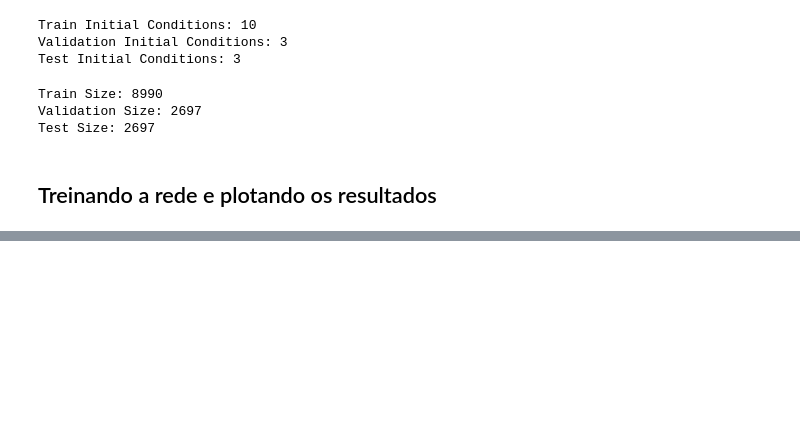
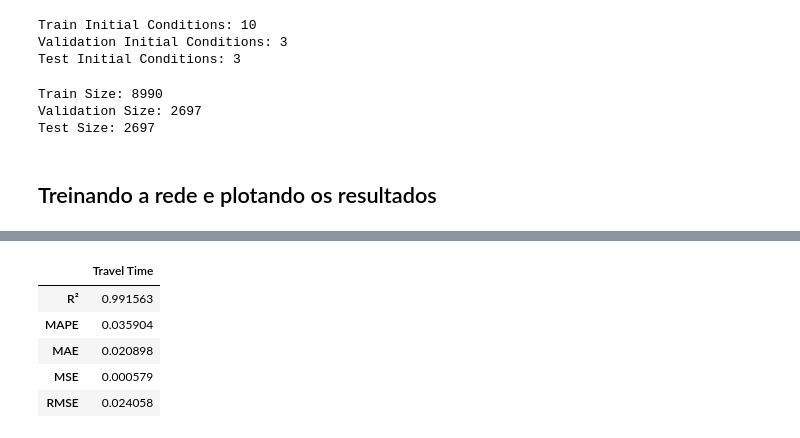
Before and after one commit to viniciuspaiva1/TCC-Eikonal, a Jupyter notebook: first_steps.ipynb, the cells around one changed output, grey strips where cells are left out. Saved outputs shown, nothing was run; the diff lists cells and outputs as text; code cells hidden in the pictures; blank space fills up the shorter version.

```diff
--- a/first_steps.ipynb
+++ b/first_steps.ipynb
@@ -414,0 +422,12 @@ plot_heatmap_block(df, 'x', 'z', 'travel_time', ['source_x0', 'source_z0'], 1)
+# %%
+from utils.metrics import score
+
+yhat = arch.predict(df_test[features].values)
+score(yhat, df_test[target].values, labels=['Travel Time'])
+# %% [output]
+|  | Travel Time |
+| R² | 0.991563 |
+| MAPE | 0.035904 |
+| MAE | 0.020898 |
+| MSE | 0.000579 |
+| RMSE | 0.024058 |
```
Also changed, not shown: parts of 13 cells of this notebook, 1 other file.
